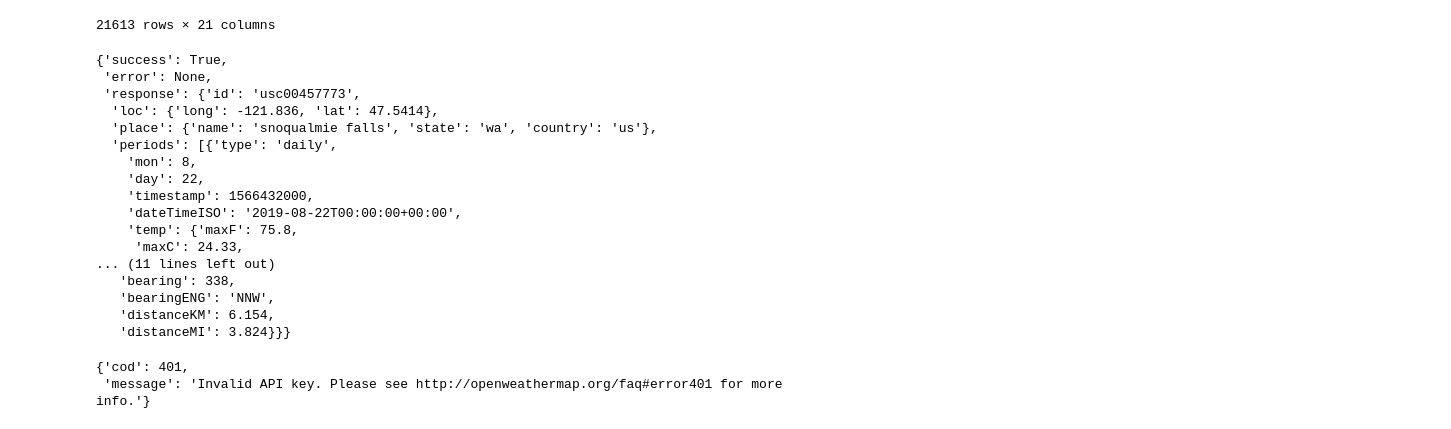
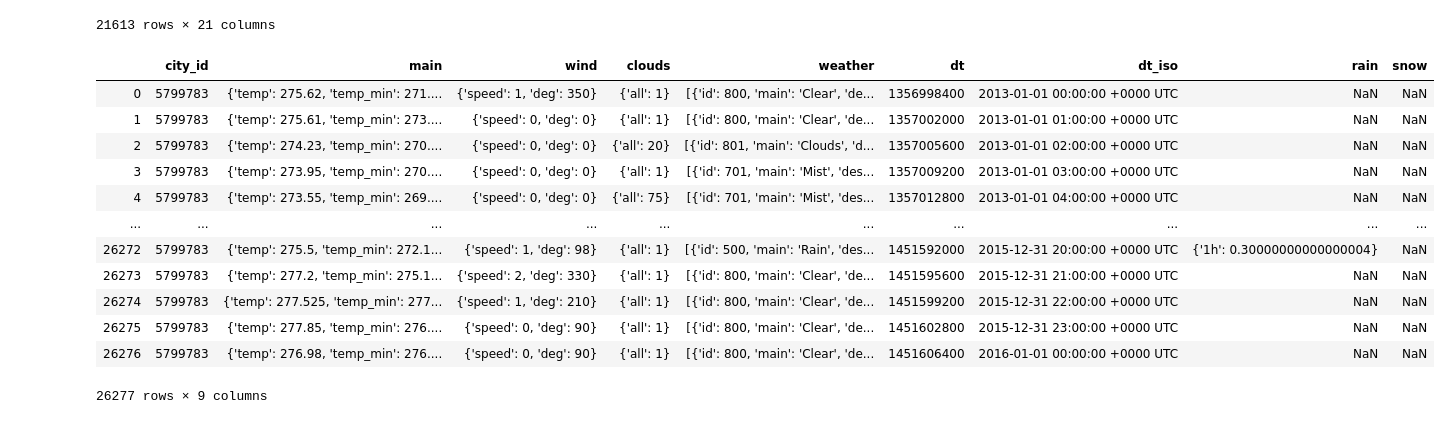
Before and after one commit to kavehamini/WeatherVsHomeSalesProject1, a Jupyter notebook: weathervshomesales.ipynb, the cells around one changed output. Drawn from its saved outputs; the diff is of its cells as text; code cells hidden in the pictures.

```diff
--- a/weathervshomesales.ipynb
+++ b/weathervshomesales.ipynb
@@ -32,37 +34,3 @@ df.sort_values('date')
 | 13053 | 5101400871 | 20150524T000000 | 445500.0 | 2 | 1.75 | 1390 | 6670 | 1.0 | 0 | 0 | ... |
 | 16594 | 9106000005 | 20150527T000000 | 1310000.0 | 4 | 2.25 | 3750 | 5000 | 2.0 | 0 | 0 | ... |
 21613 rows × 21 columns
-# %%
-url='https://api.aerisapi.com/normals/king county,wa?&from=20140101&to=20140201&filter=daily&format=json&client_id=8eMHaxxRomD5s0yLe6Rm9&client_secret=zdghYJtV84OT5TPFEZdNqw1zNwfkvcNy4s9qvhwt'
-response = requests.get(url).json()
-response
-# %% [output]
-{'success': True,
- 'error': None,
- 'response': {'id': 'usc00457773',
-  'loc': {'long': -121.836, 'lat': 47.5414},
-  'place': {'name': 'snoqualmie falls', 'state': 'wa', 'country': 'us'},
-  'periods': [{'type': 'daily',
-    'mon': 8,
-    'day': 22,
-    'timestamp': 1566432000,
-    'dateTimeISO': '2019-08-22T00:00:00+00:00',
-    'temp': {'maxF': 75.8,
-     'maxC': 24.33,
-... (11 lines left out)
-   'bearing': 338,
-   'bearingENG': 'NNW',
-   'distanceKM': 6.154,
-   'distanceMI': 3.824}}}
-# %%
-url='http://history.openweathermap.org/data/2.5/history/city?'
-
-startdate = df['date'].min()
-enddate = df['date'].max()
-query_url=url+"q=King County,US&appid="+api_key+"&type=hour"+"&start="+startdate+"&end="+enddate
-
-response = requests.get(query_url).json()
-response
-# %% [output]
-{'cod': 401,
- 'message': 'Invalid API key. Please see http://openweathermap.org/faq#error401 for more info.'}
@@ -70,0 +37,18 @@ url = 'https://api2.realtor.ca/Listing.svc/PropertySearch_Post'
+# %%
+weatherdata = pd.read_json('Resources/23075d28543cff25d003a483a55b9d88.json')
+
+weatherdata.sort_values('dt_iso')
+# %% [output]
+|  | city_id | main | wind | clouds | weather | dt | dt_iso | rain | snow |
+| 0 | 5799783 | {'temp': 275.62, 'temp_min': 271.... | {'speed': 1, 'deg': 350} | {'all': 1} | [{'id': 800, 'main': 'Clear', 'de... | 1356998400 | 2013-01-01 00:00:00 +0000 UTC | NaN | NaN |
+| 1 | 5799783 | {'temp': 275.61, 'temp_min': 273.... | {'speed': 0, 'deg': 0} | {'all': 1} | [{'id': 800, 'main': 'Clear', 'de... | 1357002000 | 2013-01-01 01:00:00 +0000 UTC | NaN | NaN |
+| 2 | 5799783 | {'temp': 274.23, 'temp_min': 270.... | {'speed': 0, 'deg': 0} | {'all': 20} | [{'id': 801, 'main': 'Clouds', 'd... | 1357005600 | 2013-01-01 02:00:00 +0000 UTC | NaN | NaN |
+| 3 | 5799783 | {'temp': 273.95, 'temp_min': 270.... | {'speed': 0, 'deg': 0} | {'all': 1} | [{'id': 701, 'main': 'Mist', 'des... | 1357009200 | 2013-01-01 03:00:00 +0000 UTC | NaN | NaN |
+| 4 | 5799783 | {'temp': 273.55, 'temp_min': 269.... | {'speed': 0, 'deg': 0} | {'all': 75} | [{'id': 701, 'main': 'Mist', 'des... | 1357012800 | 2013-01-01 04:00:00 +0000 UTC | NaN | NaN |
+| ... | ... | ... | ... | ... | ... | ... | ... | ... | ... |
+| 26272 | 5799783 | {'temp': 275.5, 'temp_min': 272.1... | {'speed': 1, 'deg': 98} | {'all': 1} | [{'id': 500, 'main': 'Rain', 'des... | 1451592000 | 2015-12-31 20:00:00 +0000 UTC | {'1h': 0.30000000000000004} | NaN |
+| 26273 | 5799783 | {'temp': 277.2, 'temp_min': 275.1... | {'speed': 2, 'deg': 330} | {'all': 1} | [{'id': 800, 'main': 'Clear', 'de... | 1451595600 | 2015-12-31 21:00:00 +0000 UTC | NaN | NaN |
+| 26274 | 5799783 | {'temp': 277.525, 'temp_min': 277... | {'speed': 1, 'deg': 210} | {'all': 1} | [{'id': 800, 'main': 'Clear', 'de... | 1451599200 | 2015-12-31 22:00:00 +0000 UTC | NaN | NaN |
+| 26275 | 5799783 | {'temp': 277.85, 'temp_min': 276.... | {'speed': 0, 'deg': 90} | {'all': 1} | [{'id': 800, 'main': 'Clear', 'de... | 1451602800 | 2015-12-31 23:00:00 +0000 UTC | NaN | NaN |
+| 26276 | 5799783 | {'temp': 276.98, 'temp_min': 276.... | {'speed': 0, 'deg': 90} | {'all': 1} | [{'id': 800, 'main': 'Clear', 'de... | 1451606400 | 2016-01-01 00:00:00 +0000 UTC | NaN | NaN |
+26277 rows × 9 columns
```
Also changed, not shown: parts of 4 cells of this notebook.
